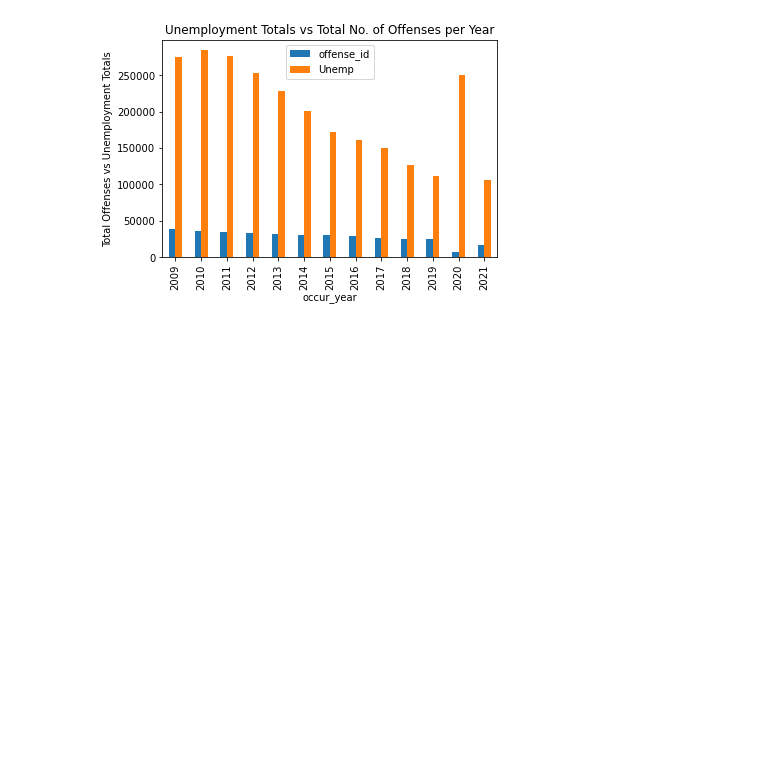
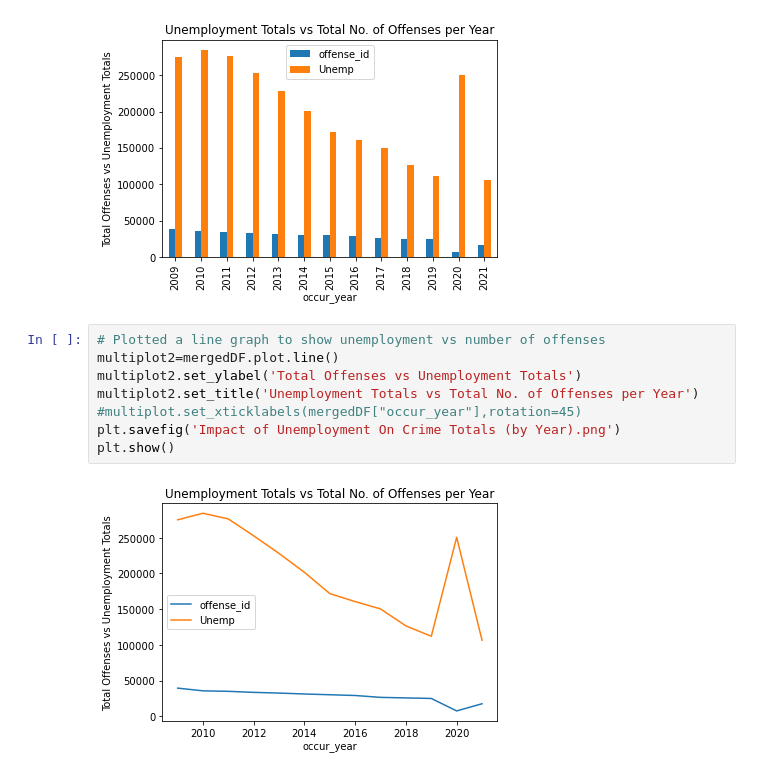
Before and after one commit to iiiramal/project-1-team-4, a Jupyter notebook: Cornelia-Project 1.ipynb, the cells around one changed output. Cells and saved outputs as stored; diff of their text form; blank space fills up the shorter version.

Commit message:
updated and added new graph

```diff
--- a/Cornelia-Project 1.ipynb
+++ b/Cornelia-Project 1.ipynb
@@ -422,3 +422,13 @@ plt.savefig('Impact of Unemployment On Crime Totals by Year.png')
 plt.show()
 # %% [output]
 [figure]
+# %%
+# Plotted a line graph to show unemployment vs number of offenses
+multiplot2=mergedDF.plot.line()
+multiplot2.set_ylabel('Total Offenses vs Unemployment Totals')
+multiplot2.set_title('Unemployment Totals vs Total No. of Offenses per Year')
+#multiplot.set_xticklabels(mergedDF["occur_year"],rotation=45)
+plt.savefig('Impact of Unemployment On Crime Totals (by Year).png')
+plt.show()
+# %% [output]
+[figure, added]
```
Also changed, not shown: 1 other file.
